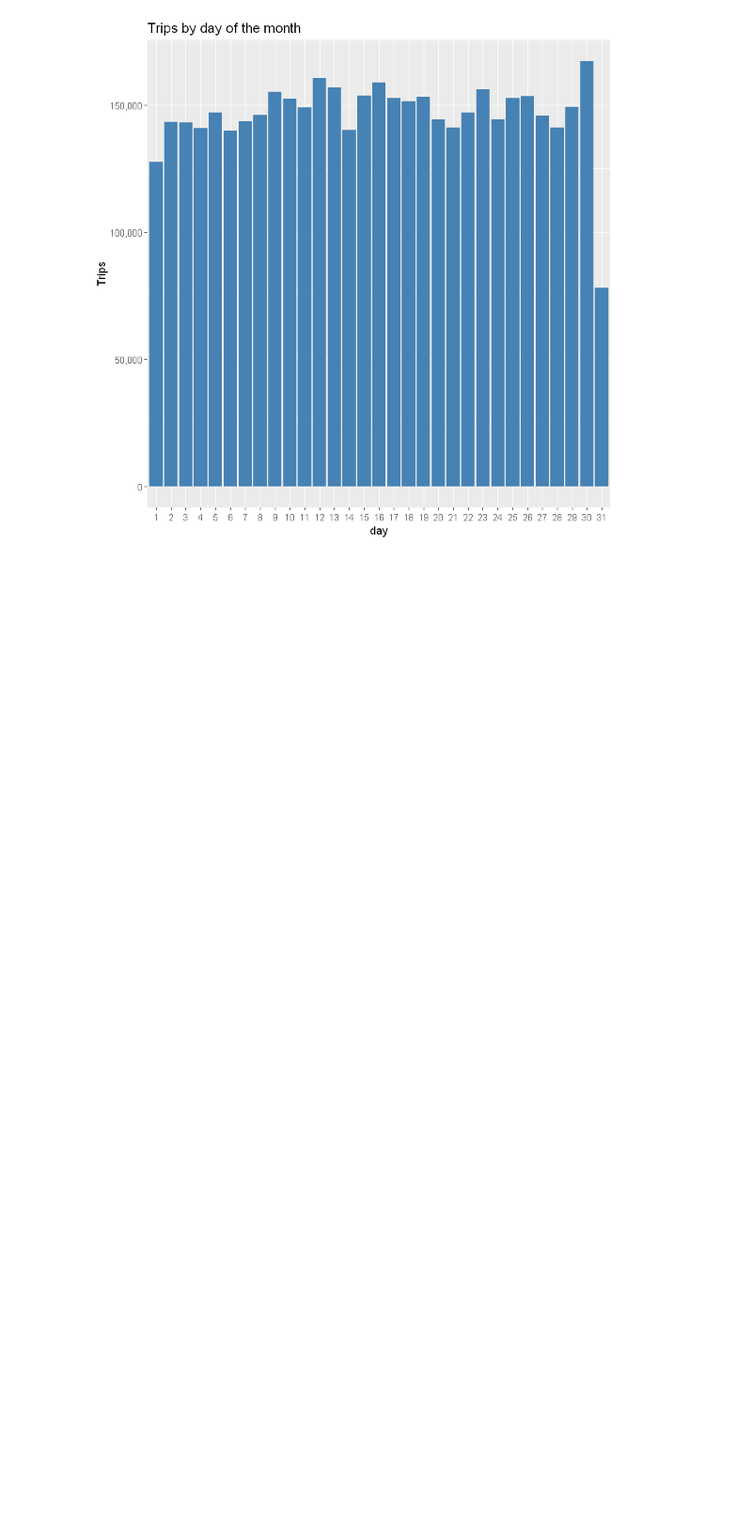
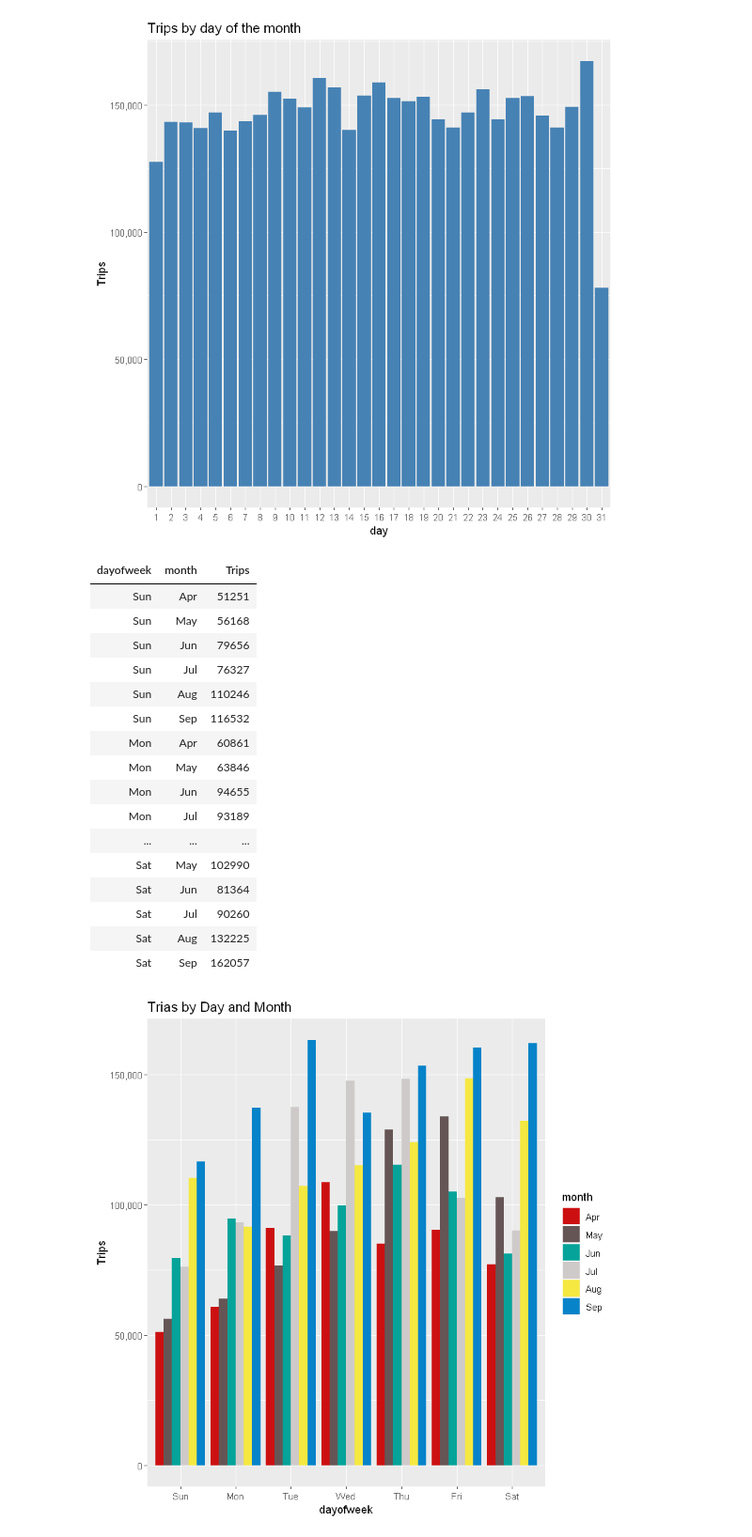
Before and after one commit to AmirMotefaker/Uber-Data-Analysis, a Jupyter notebook: Uber Data Analysis.ipynb, the cells around one changed output. Shown at 94% size. Cells and saved outputs as stored; diff of their text form; code cells hidden in the pictures; blank space fills up the shorter version.

Commit message:
Collect data by day of the week and month - Plot the Collect data by day of the week and month

```diff
--- a/Uber Data Analysis.ipynb
+++ b/Uber Data Analysis.ipynb
@@ -155,3 +155,33 @@ ggplot(day_data, aes(day, Trips)) +
   scale_y_continuous(labels = comma)
 # %% [output]
 [figure]
+# %%
+# Collect data by day of the week and month
+day_month_data <- data %>% group_by(dayofweek, month) %>% dplyr::summarize(Trips = n())
+day_month_data
+
+# Plot the Collect data by day of the week and month
+ggplot(day_month_data, aes(dayofweek, Trips, fill = month)) +
+  geom_bar(stat = "identity", aes(fill = month), position = "dodge") +
+  ggtitle("Trias by Day and Month") +
+  scale_y_continuous(labels = comma) +
+  scale_fill_manual(values = colors)
+# %% [output]
+| dayofweek | month | Trips |
+| Sun | Apr | 51251 |
+| Sun | May | 56168 |
+| Sun | Jun | 79656 |
+| Sun | Jul | 76327 |
+| Sun | Aug | 110246 |
+| Sun | Sep | 116532 |
+| Mon | Apr | 60861 |
+| Mon | May | 63846 |
+| Mon | Jun | 94655 |
+| Mon | Jul | 93189 |
+| ... | ... | ... |
+| Sat | May | 102990 |
+| Sat | Jun | 81364 |
+| Sat | Jul | 90260 |
+| Sat | Aug | 132225 |
+| Sat | Sep | 162057 |
+[figure, added]
```
